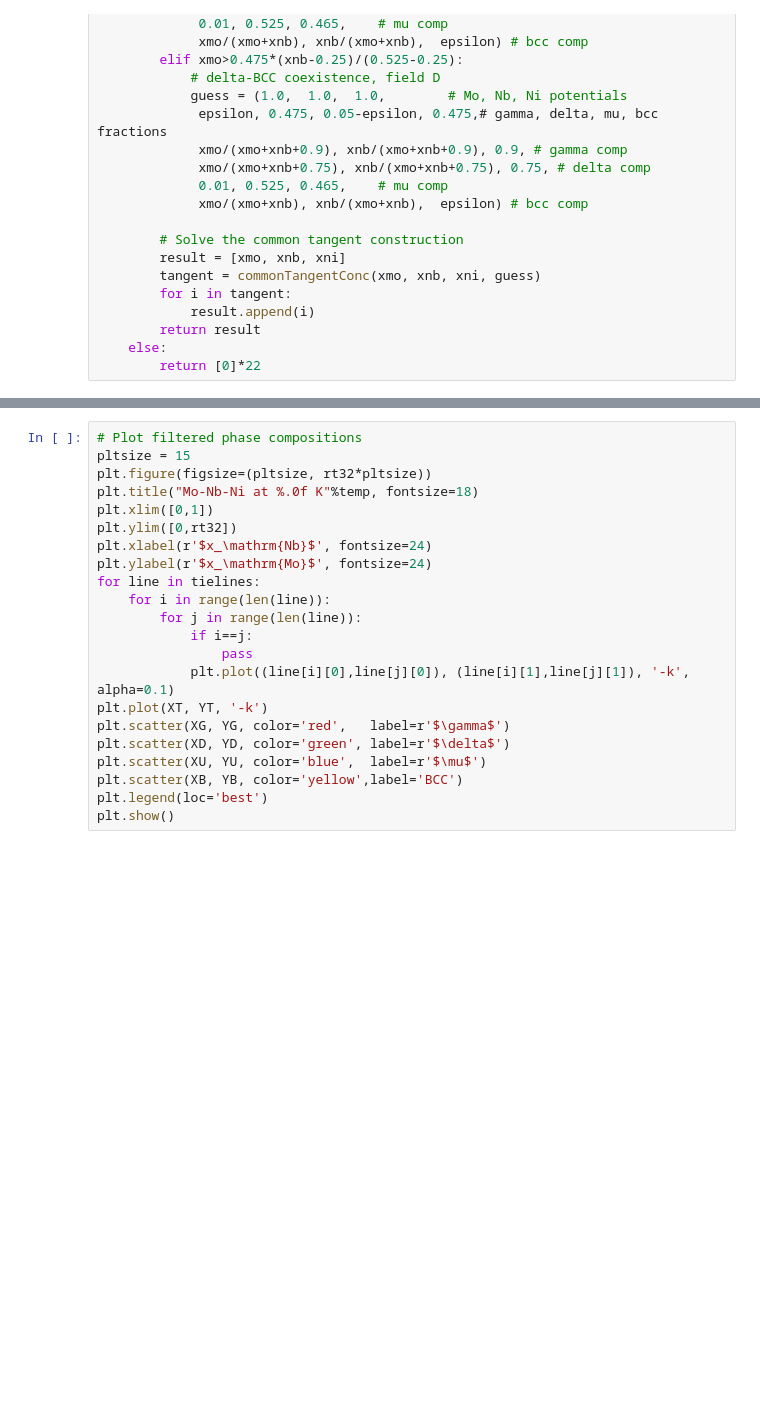
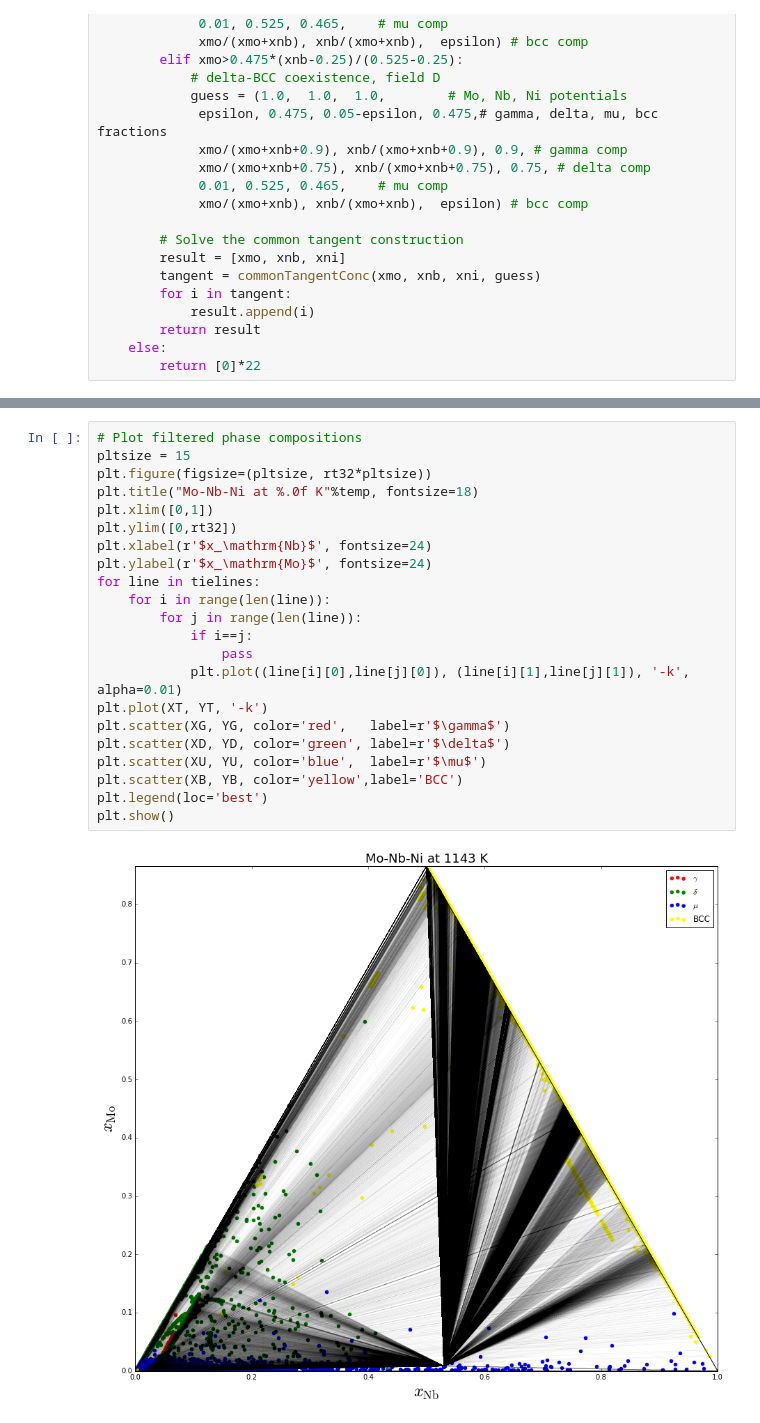
Before and after one commit to usnistgov/phasefield-precipitate-aging, a Jupyter notebook: CALPHAD_extraction.ipynb, the cells around one changed output, grey strips where cells are left out. Saved outputs shown, nothing was run; the diff lists cells and outputs as text; blank space fills up the shorter version.

Commit message:
tie lines do not help

```diff
--- a/CALPHAD_extraction.ipynb
+++ b/CALPHAD_extraction.ipynb
@@ -685,22 +694,24 @@ plt.show()
 # %%
 # Plot filtered phase compositions
 pltsize = 15
 plt.figure(figsize=(pltsize, rt32*pltsize))
 plt.title("Mo-Nb-Ni at %.0f K"%temp, fontsize=18)
 plt.xlim([0,1])
 plt.ylim([0,rt32])
 plt.xlabel(r'$x_\mathrm{Nb}$', fontsize=24)
 plt.ylabel(r'$x_\mathrm{Mo}$', fontsize=24)
 for line in tielines:
     for i in range(len(line)):
         for j in range(len(line)):
             if i==j:
                 pass
-            plt.plot((line[i][0],line[j][0]), (line[i][1],line[j][1]), '-k', alpha=0.1)
+            plt.plot((line[i][0],line[j][0]), (line[i][1],line[j][1]), '-k', alpha=0.01)
 plt.plot(XT, YT, '-k')
 plt.scatter(XG, YG, color='red',   label=r'$\gamma$')
 plt.scatter(XD, YD, color='green', label=r'$\delta$')
 plt.scatter(XU, YU, color='blue',  label=r'$\mu$')
 plt.scatter(XB, YB, color='yellow',label='BCC')
 plt.legend(loc='best')
 plt.show()
+# %% [output]
+[figure, added]
```
Also changed, not shown: parts of 4 cells of this notebook.
